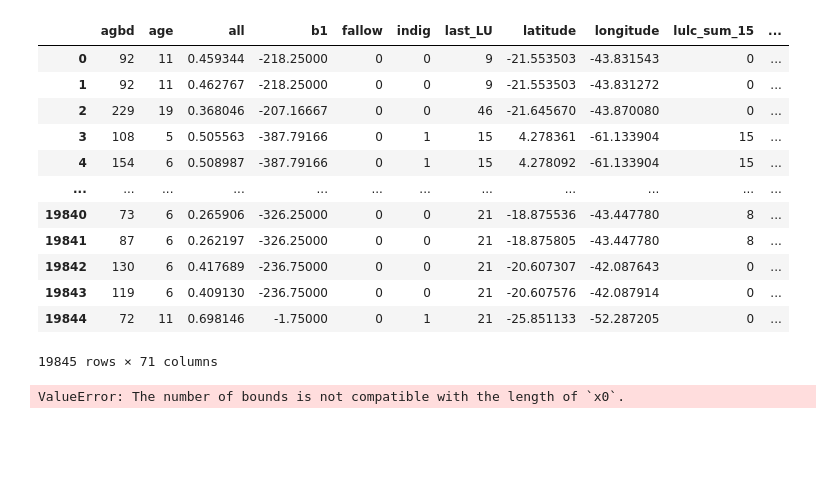
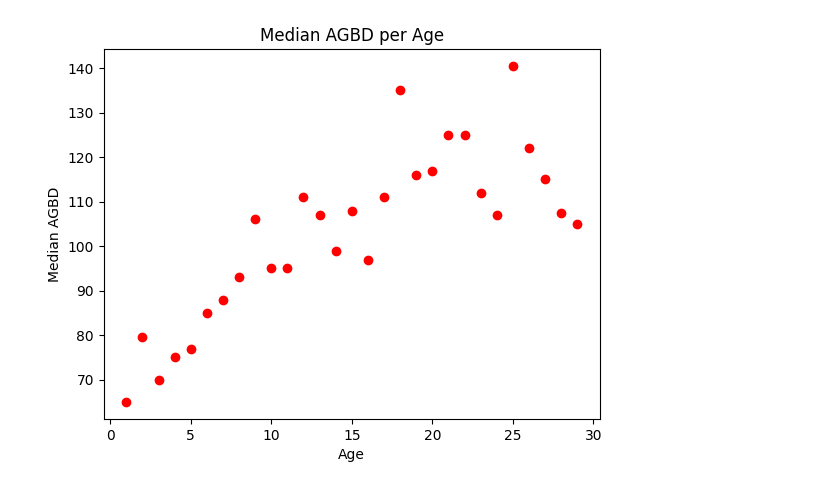
Before and after one commit to AnaZonia/forest_regrowth, a Jupyter notebook: fit_scipy.ipynb, the cells around one changed output. Drawn from its saved outputs; the diff is of its cells as text; code cells hidden in the pictures; blank space fills up the shorter version.

```diff
--- a/fit_scipy.ipynb
+++ b/fit_scipy.ipynb
@@ -7,38 +6,35 @@ from scipy.stats import norm
 import matplotlib.pyplot as plt
 import seaborn as sns
 # %%
-# def import_data(path: str):
-#     r"""This function:
-#     - Imports the dataframe
-#     - Removes unnecessary columns that will not be used in analysis
-#     - Converts categorical data to dummy variables"""
-
 # Read the CSV file
-data = pd.read_csv("./data/unified_data_15_years.csv")
+df = pd.read_csv("./data/unified_data_5_years.csv")
 
 # Drop unnecessary columns
-data = data.drop(columns=["system:index", ".geo", "biome"])
+df = df.drop(columns=["system:index", ".geo", "biome"])
 
 # Convert 'soil' and 'ecoreg' to categorical data
 categorical = ["soil", "ecoreg"]
-data[categorical] = data[categorical].astype("category")
+df[categorical] = df[categorical].astype("category")
 
 # Create dummy variables for 'ecoreg' and 'soil'
-data = pd.get_dummies(data, columns=["ecoreg", "soil"])
+df = pd.get_dummies(df, columns=["ecoreg", "soil"])
-# %% [output]
-|  | agbd | age | all | b1 | fallow | indig | last_LU | latitude | longitude | lulc_sum_15 | ... |
-| 0 | 92 | 11 | 0.459344 | -218.25000 | 0 | 0 | 9 | -21.553503 | -43.831543 | 0 | ... |
-| 1 | 92 | 11 | 0.462767 | -218.25000 | 0 | 0 | 9 | -21.553503 | -43.831272 | 0 | ... |
-| 2 | 229 | 19 | 0.368046 | -207.16667 | 0 | 0 | 46 | -21.645670 | -43.870080 | 0 | ... |
-| 3 | 108 | 5 | 0.505563 | -387.79166 | 0 | 1 | 15 | 4.278361 | -61.133904 | 15 | ... |
-| 4 | 154 | 6 | 0.508987 | -387.79166 | 0 | 1 | 15 | 4.278092 | -61.133904 | 15 | ... |
-| ... | ... | ... | ... | ... | ... | ... | ... | ... | ... | ... | ... |
-| 19840 | 73 | 6 | 0.265906 | -326.25000 | 0 | 0 | 21 | -18.875536 | -43.447780 | 8 | ... |
-| 19841 | 87 | 6 | 0.262197 | -326.25000 | 0 | 0 | 21 | -18.875805 | -43.447780 | 8 | ... |
-| 19842 | 130 | 6 | 0.417689 | -236.75000 | 0 | 0 | 21 | -20.607307 | -42.087643 | 0 | ... |
-| 19843 | 119 | 6 | 0.409130 | -236.75000 | 0 | 0 | 21 | -20.607576 | -42.087914 | 0 | ... |
-| 19844 | 72 | 11 | 0.698146 | -1.75000 | 0 | 1 | 21 | -25.851133 | -52.287205 | 0 | ... |
-19845 rows × 71 columns
+# %%
+median_agbd = df.groupby("age")["agbd"].median()
+# write a pandas dataframe that has the median AGBD for each age
+median_agbd = pd.DataFrame(median_agbd).reset_index()
+
+
+def plot_median_agbd(median_agbd):
+    plt.scatter(median_agbd["age"], median_agbd["agbd"], color="red")
+    plt.xlabel("Age")
+    plt.ylabel("Median AGBD")
+    plt.title("Median AGBD per Age")
+    plt.show()
+
+# Assuming 'median_agbd' is your DataFrame with 'agbd' and 'age' columns
+plot_median_agbd(median_agbd)
+# %% [output]
+[figure, added]
 # %%
 # write the growth curve with yearly climatic data and permanent non-climatic data
 def growth_curve(pars, data):
@@ -51,7 +47,7 @@ def growth_curve(pars, data):
 
 
 # Initial guesses
-initial_guess = [40, 80, 1.5, 1, 1, 1]  # B0, A, theta, sd, age
+initial_guess = [70, 150, 5, 1, 10]  # B0, A, theta, sd, age
 
 
 # Define a function to unpack parameters from a list
@@ -60,8 +56,8 @@ def unpack_parameters(params):
         "B0": params[0],
         "A": params[1],
         "theta": params[2],
-        "sd": params[3],
-        "age": params[4],
+        "age": params[3],
+        "sd": params[4],
     }
 
 
@@ -69,16 +65,19 @@ def unpack_parameters(params):
 def neg_log_likelihood(params, data):
     params = unpack_parameters(params)
     likelihood = norm.logpdf(
-        data["agbd"] - growth_curve(params, data), loc=0, scale=params["sd"]
+        data["agbd"] - growth_curve(params, data), loc = 0, scale = params["sd"]
     )
     return -np.sum(likelihood)
 
 
 # Define bounds
-bounds = [(0, 100), (50, 400), (0, None), (0, None), (0, None)]  # B0, A, theta, sd
+bounds = [
+    (30, 100),
+    (50, 400),
+    (0, 10),
+    (0, 2),
+    (0, 10)]  # B0, A, theta, sd
 
 # Call minimize with bounds
-result = minimize(neg_log_likelihood, initial_guess, args=(data,), bounds=bounds)
+result = minimize(neg_log_likelihood, initial_guess, args=(median_agbd,), bounds=bounds)
-# %% [output]
-ValueError: The number of bounds is not compatible with the length of `x0`.
 # %%
```
Also changed, not shown: parts of 4 cells of this notebook, 4 other files.
